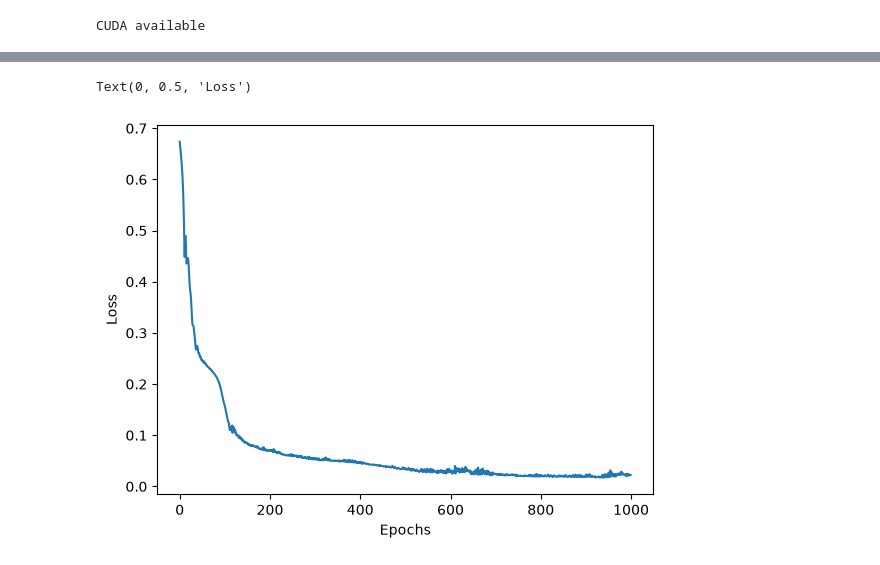
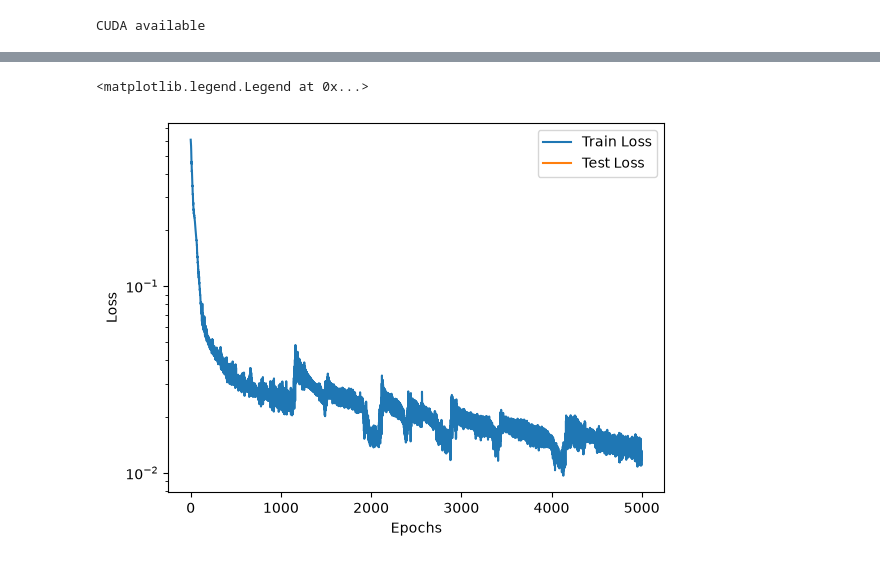
Before and after one commit to grufkork/neutrino_bsc_26, a Jupyter notebook: nrf_gen/nrf-gen.ipynb, the cells around one changed output, grey strips where cells are left out. Drawn from its saved outputs; the diff is of its cells as text; code cells hidden in the pictures.

```diff
--- a/nrf_gen/nrf-gen.ipynb
+++ b/nrf_gen/nrf-gen.ipynb
@@ -195,6 +170,11 @@ class DataManager():
         Y = Y * self.Y_std + self.Y_mean
         return Y
 # %%
-dm = DataManager("../data/O16_responses/O16_inversions/EM")
-dm.configure_data([75])
+# Load and configure data
+
+# dm = DataManager("../data/O16_responses/O16_inversions/EM")
+dm = DataManager("../data/O16_responses/O16_inversions/CR")
+dm.configure_data([])
+
+print("Response functions:", dm.response_names)
 # %% [output]
@@ -233,3 +201,11 @@ params = Params(
+# %%
+params = Params(
+    layers=[128,256,128,128,256,256,512],
+    activation=nn.GELU(),
+    loss_fn=mae_loss,
+    base_lr=1e-3,
+    weight_decay=1e-4,
+)
 # %%
 class AbInitioNN(nn.Module):
     def __init__(self, nnParams, dataManager: DataManager):
@@ -245,13 +221,13 @@ class AbInitioNN(nn.Module):
         for i, layer_size in enumerate(nnParams.layers[1:], start=1):
             self.layer_stack.add_module(f"layer_{i}", nn.Linear(nnParams.layers[i-1], layer_size))
             self.layer_stack.add_module(f"activation_{i}", nnParams.activation)
-        self.layer_stack.add_module("output_layer", nn.Linear(nnParams.layers[-1], dataManager.nrf_count))
+        self.layer_stack.add_module("output_layer", nn.Linear(nnParams.layers[-1], dataManager.nrf_count*3))
 
         self.to(device)
 
 
         self.loss_fn = nnParams.loss_fn
-        self.optimizer = torch.optim.Adam(self.parameters(), lr=nnParams.base_lr, weight_decay=nnParams.weight_decay)
+        self.optimizer = torch.optim.AdamW(self.parameters(), lr=nnParams.base_lr, weight_decay=nnParams.weight_decay)
 
         self.train_loss_history = []
         self.test_loss_history = []
@@ -287,10 +263,13 @@ class AbInitioNN(nn.Module):
             if log:
                 print(f"Epoch {t+1}\n-------------------------------")
             self.train_single_iteration(self.dataManager.X_train_GPU, self.dataManager.Y_train_GPU, log)
+            self.test(log=log)
         if log:
             print("Done!")
 
     def test(self, log: bool = True):
+        if len(self.dataManager.X_test_GPU) == 0:
+            return 0
         self.eval()
         # X, y = next(iter(self.dataManager.test_dataloader))
         # X, y = X.to(device), y.to(device)
@@ -313,7 +292,7 @@ class AbInitioNN(nn.Module):
         return preds
 # %%
 net = AbInitioNN(params, dm)
-net.train_for(steps=1000, log=True)
+net.train_for(steps=5000, log=True)
 # %% [output]
 Epoch 1
 -------------------------------
@@ -334,8 +313,11 @@ loss: 0.022368
 Done!
 # %%
 plt.plot(net.train_loss_history, label="Train Loss")
+plt.plot(net.test_loss_history, label="Test Loss")
 plt.xlabel("Epochs")
 plt.ylabel("Loss")
+plt.yscale("log")
+plt.legend()
 # %% [output]
-Text(0, 0.5, 'Loss')
+<matplotlib.legend.Legend at 0x...>
-[figure, old version]
+[figure, new version]
```
Also changed, not shown: parts of 20 cells of this notebook, 3 other files.
